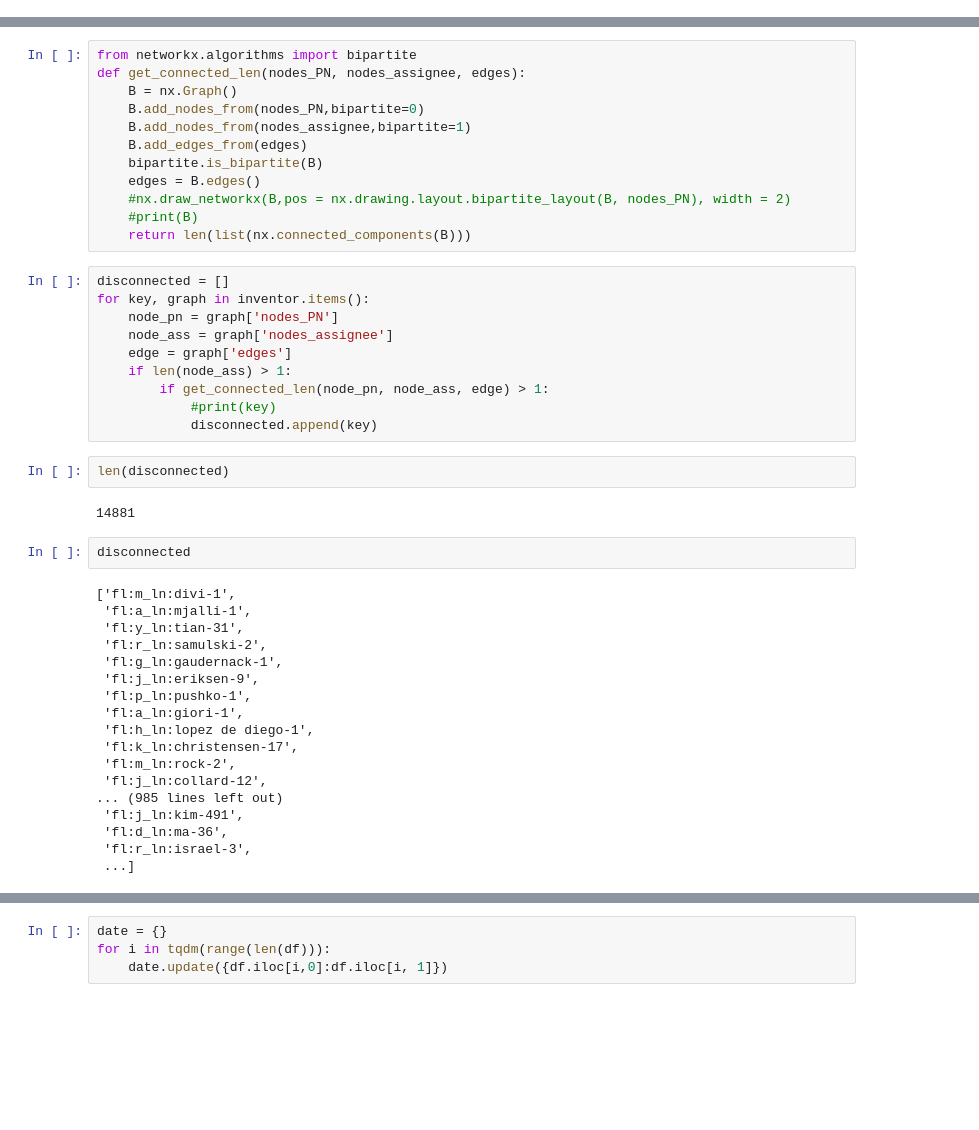
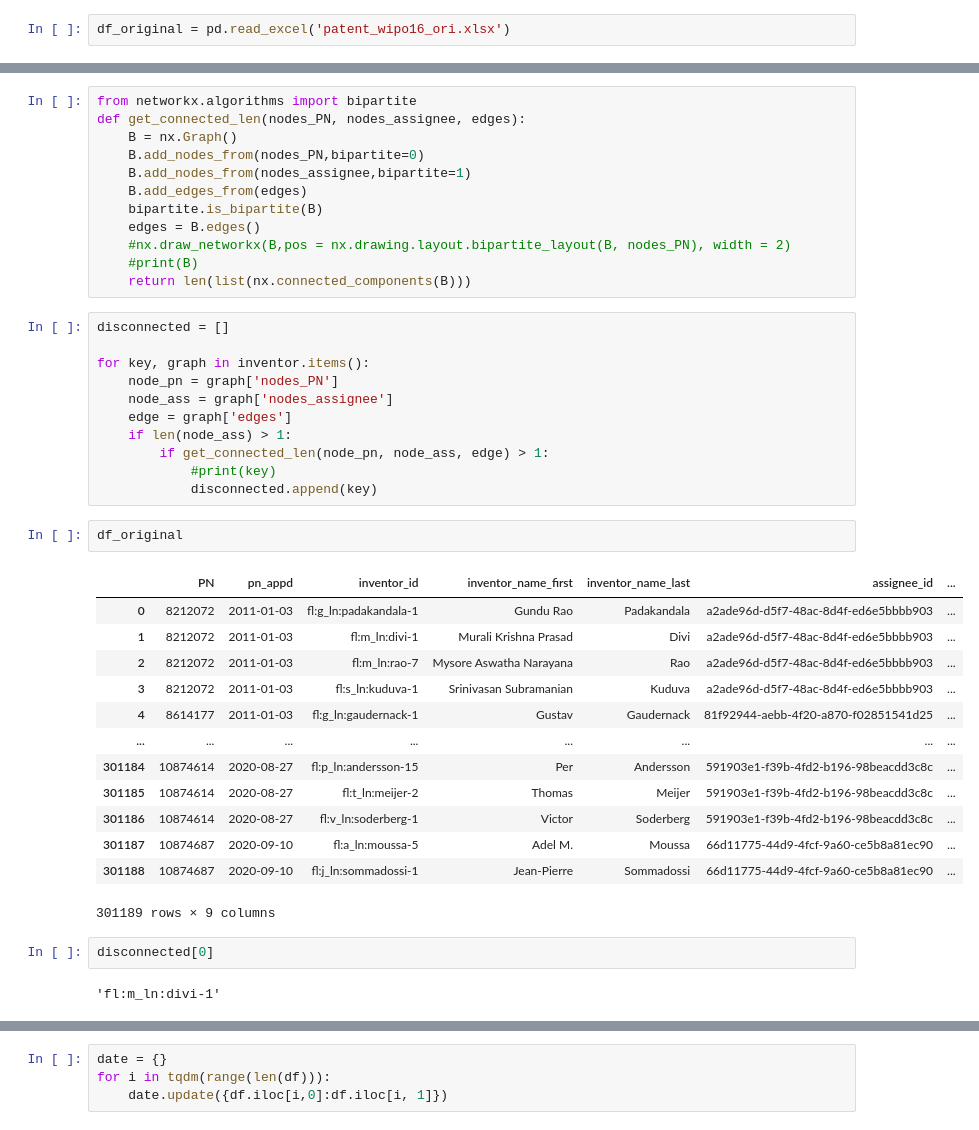
Before and after one commit to annie0807/innovation, a Jupyter notebook: graph.ipynb, the cells around one changed output, grey strips where cells are left out. Cells and saved outputs as stored; diff of their text form; blank space fills up the shorter version.

```diff
--- a/graph.ipynb
+++ b/graph.ipynb
@@ -28,0 +19,2 @@ df
+# %%
+df_original = pd.read_excel('patent_wipo16_ori.xlsx')
@@ -83,6 +100,7 @@ def get_connected_len(nodes_PN, nodes_assignee, edges):
     return len(list(nx.connected_components(B)))
 # %%
 disconnected = []
+
 for key, graph in inventor.items():
     node_pn = graph['nodes_PN']
     node_ass = graph['nodes_assignee']
@@ -91,27 +109,23 @@ for key, graph in inventor.items():
         if get_connected_len(node_pn, node_ass, edge) > 1:
             #print(key)
             disconnected.append(key)
-# %%
-len(disconnected)
-# %% [output]
-14881
+# %%
+df_original
+# %% [output]
+|  | PN | pn_appd | inventor_id | inventor_name_first | inventor_name_last | assignee_id | ... |
+| 0 | 8212072 | 2011-01-03 | fl:g_ln:padakandala-1 | Gundu Rao | Padakandala | a2ade96d-d5f7-48ac-8d4f-ed6e5bbbb903 | ... |
+| 1 | 8212072 | 2011-01-03 | fl:m_ln:divi-1 | Murali Krishna Prasad | Divi | a2ade96d-d5f7-48ac-8d4f-ed6e5bbbb903 | ... |
+| 2 | 8212072 | 2011-01-03 | fl:m_ln:rao-7 | Mysore Aswatha Narayana | Rao | a2ade96d-d5f7-48ac-8d4f-ed6e5bbbb903 | ... |
+| 3 | 8212072 | 2011-01-03 | fl:s_ln:kuduva-1 | Srinivasan Subramanian | Kuduva | a2ade96d-d5f7-48ac-8d4f-ed6e5bbbb903 | ... |
+| 4 | 8614177 | 2011-01-03 | fl:g_ln:gaudernack-1 | Gustav | Gaudernack | 81f92944-aebb-4f20-a870-f02851541d25 | ... |
+| ... | ... | ... | ... | ... | ... | ... | ... |
+| 301184 | 10874614 | 2020-08-27 | fl:p_ln:andersson-15 | Per | Andersson | 591903e1-f39b-4fd2-b196-98beacdd3c8c | ... |
+| 301185 | 10874614 | 2020-08-27 | fl:t_ln:meijer-2 | Thomas | Meijer | 591903e1-f39b-4fd2-b196-98beacdd3c8c | ... |
+| 301186 | 10874614 | 2020-08-27 | fl:v_ln:soderberg-1 | Victor | Soderberg | 591903e1-f39b-4fd2-b196-98beacdd3c8c | ... |
+| 301187 | 10874687 | 2020-09-10 | fl:a_ln:moussa-5 | Adel M. | Moussa | 66d11775-44d9-4fcf-9a60-ce5b8a81ec90 | ... |
+| 301188 | 10874687 | 2020-09-10 | fl:j_ln:sommadossi-1 | Jean-Pierre | Sommadossi | 66d11775-44d9-4fcf-9a60-ce5b8a81ec90 | ... |
+301189 rows × 9 columns
 # %%
-disconnected
+disconnected[0]
 # %% [output]
-['fl:m_ln:divi-1',
- 'fl:a_ln:mjalli-1',
- 'fl:y_ln:tian-31',
- 'fl:r_ln:samulski-2',
- 'fl:g_ln:gaudernack-1',
- 'fl:j_ln:eriksen-9',
- 'fl:p_ln:pushko-1',
- 'fl:a_ln:giori-1',
- 'fl:h_ln:lopez de diego-1',
- 'fl:k_ln:christensen-17',
- 'fl:m_ln:rock-2',
- 'fl:j_ln:collard-12',
-... (985 lines left out)
- 'fl:j_ln:kim-491',
- 'fl:d_ln:ma-36',
- 'fl:r_ln:israel-3',
- ...]
+'fl:m_ln:divi-1'
```
Also changed, not shown: parts of 23 cells of this notebook.
